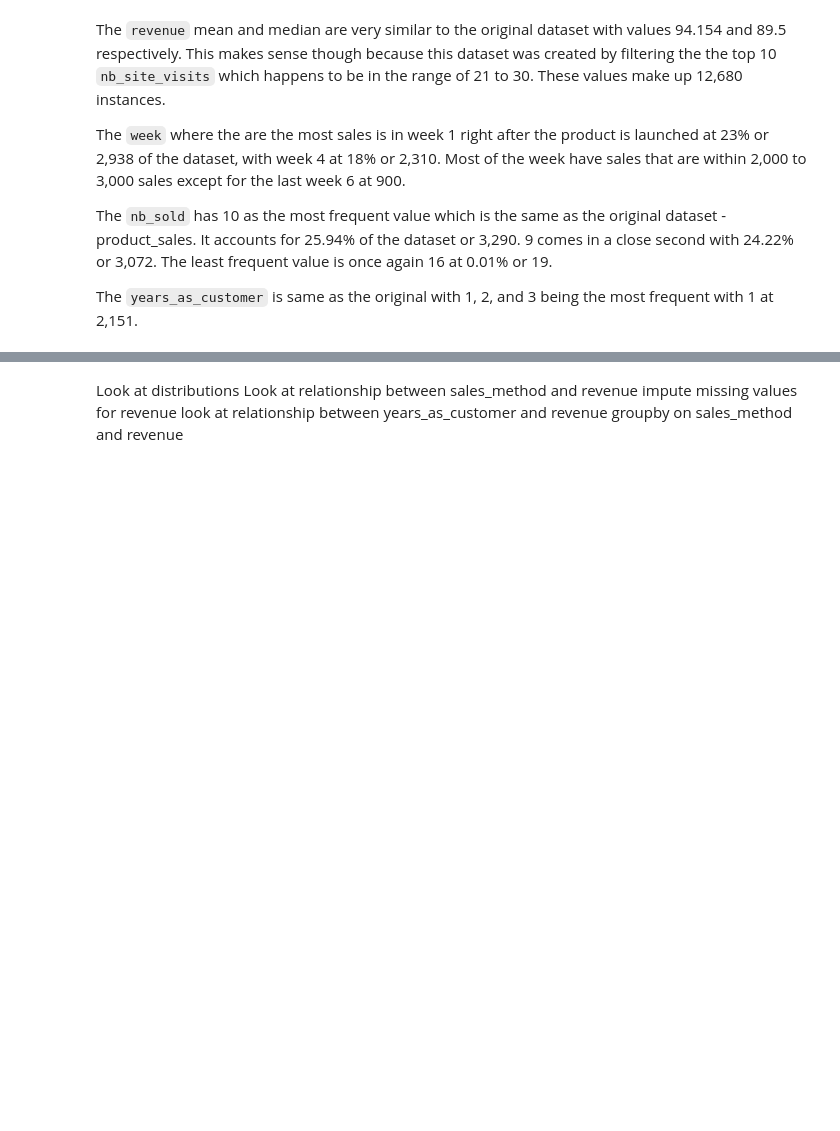
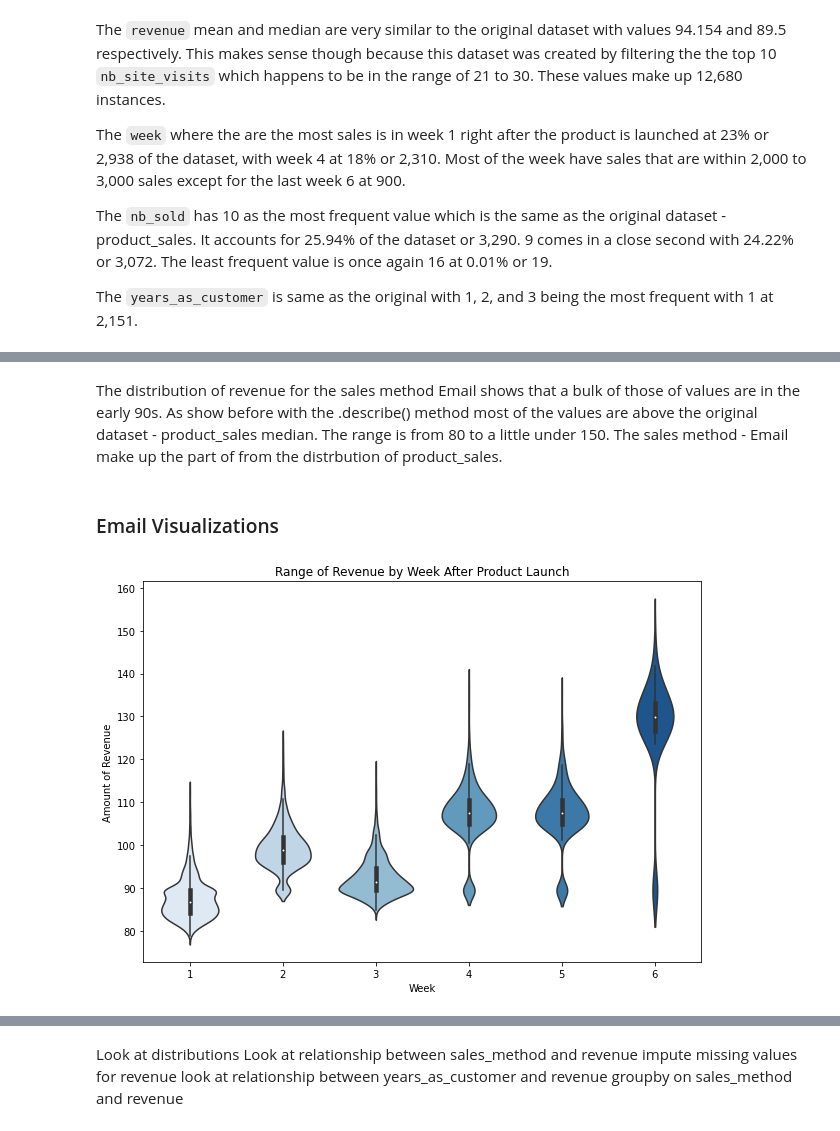
Before and after one commit to tvrjuana/product-sales, a Jupyter notebook: notebook.ipynb, the cells around one changed output, grey strips where cells are left out. Saved outputs shown, nothing was run; the diff lists cells and outputs as text; code cells hidden in the pictures; blank space fills up the shorter version.

```diff
--- a/notebook.ipynb
+++ b/notebook.ipynb
@@ -428,0 +648,13 @@ The `years_as_customer` is same as the original with 1, 2, and 3 being the most
+# %% [markdown]
+The distribution of revenue for the sales method Email shows that a bulk of those of values are in the early 90s. As show before with the .describe() method most of the values are above the original dataset - product_sales median. The range is from 80 to a little under 150. The sales method - Email make up the part of from the distrbution of product_sales.
+# %% [markdown]
+### Email Visualizations
+# %%
+#violinplot for week
+plt.figure(figsize=(10,7))
+sns.violinplot(data=email, x='week', y='revenue', palette="Blues")
+plt.xlabel('Week')
+plt.ylabel('Amount of Revenue')
+plt.title('Range of Revenue by Week After Product Launch');
+# %% [output]
+[figure, added]
```
Also changed, not shown: parts of 23 cells of this notebook.
